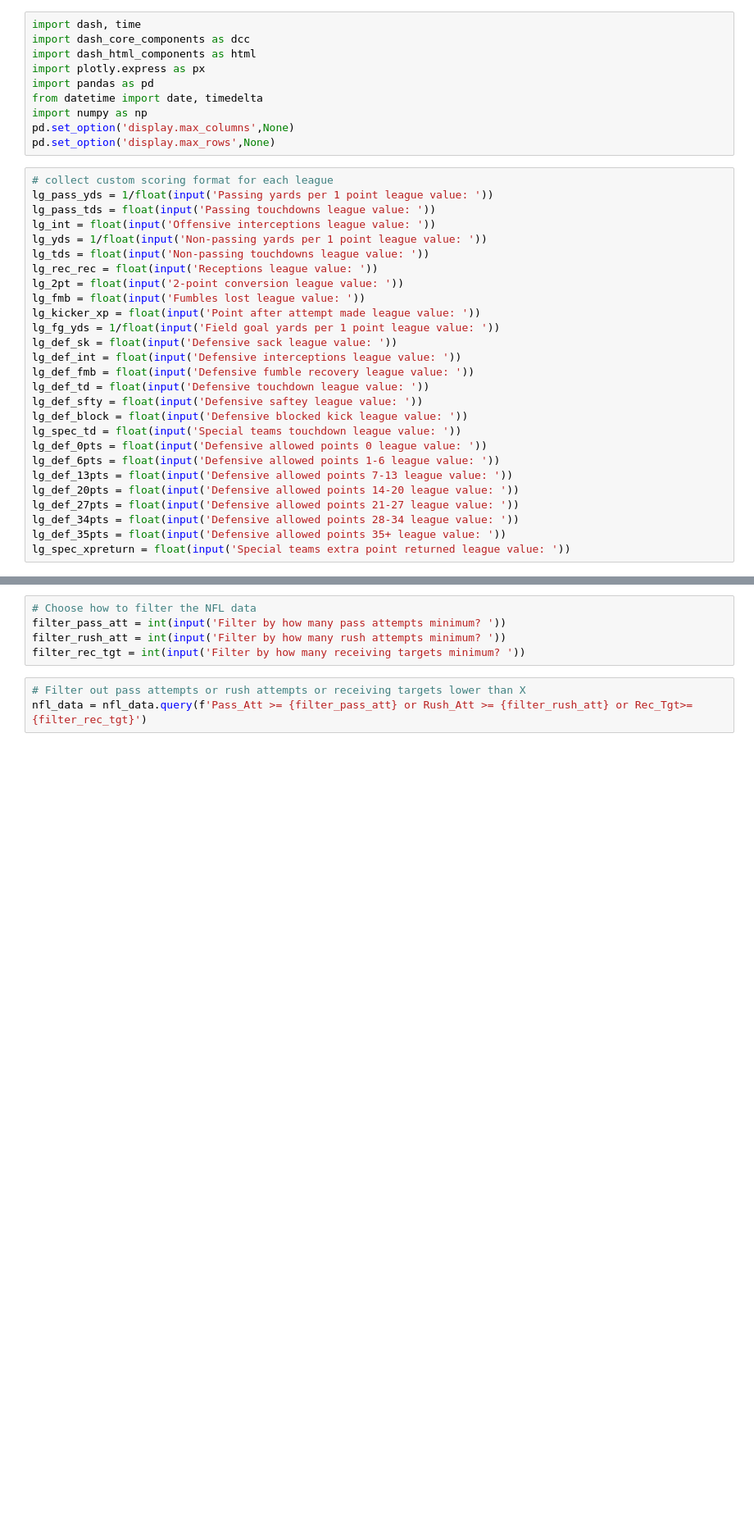
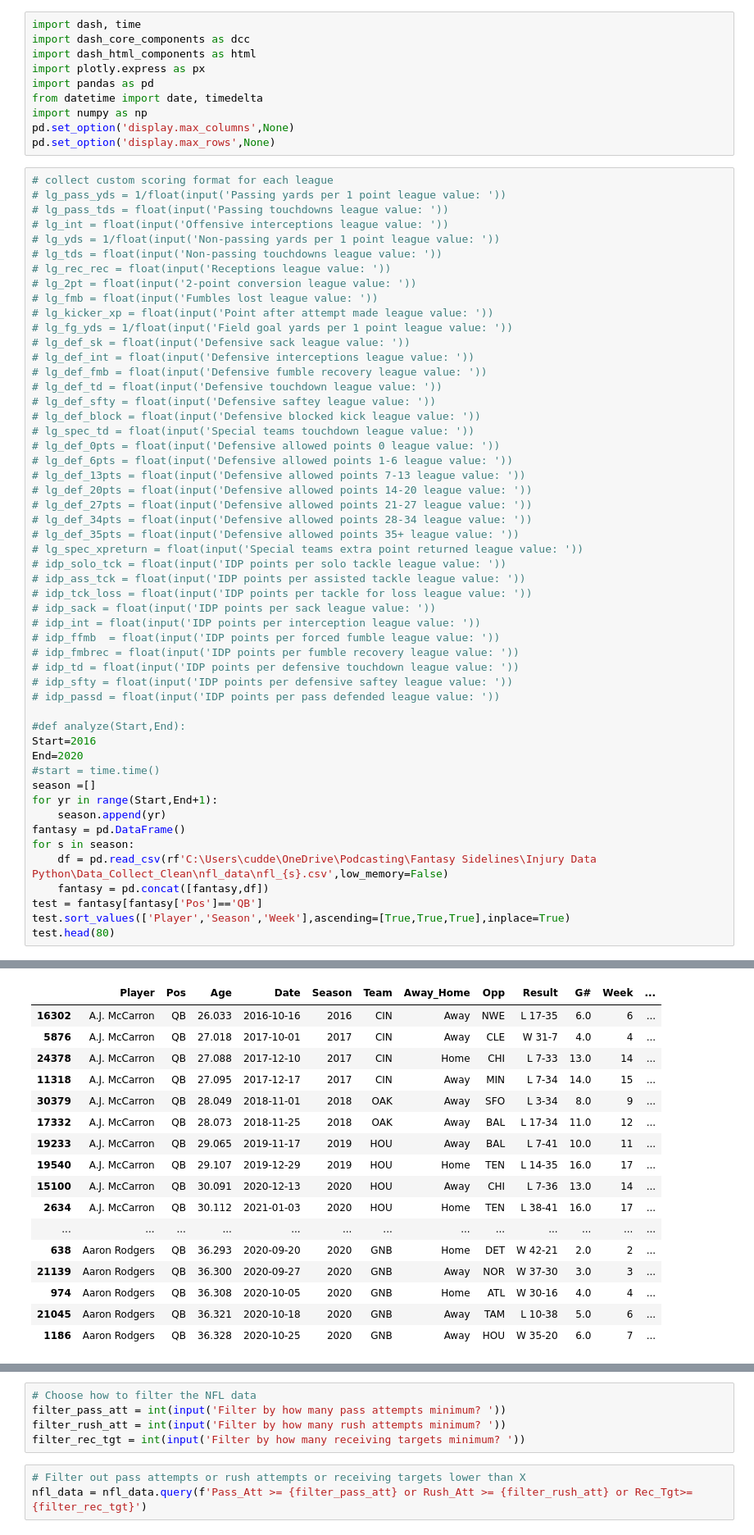
Before and after one commit to cuddebtj/NFLInjuryTwitter, a Jupyter notebook: Analysis.ipynb, the cells around one changed output, grey strips where cells are left out. Shown at 82% size. Saved outputs shown, nothing was run; the diff lists cells and outputs as text; blank space fills up the shorter version.

```diff
--- a/Analysis.ipynb
+++ b/Analysis.ipynb
@@ -10,29 +10,54 @@ pd.set_option('display.max_columns',None)
 pd.set_option('display.max_rows',None)
 # %%
 # collect custom scoring format for each league
-lg_pass_yds = 1/float(input('Passing yards per 1 point league value: '))
-lg_pass_tds = float(input('Passing touchdowns league value: '))
-lg_int = float(input('Offensive interceptions league value: '))
-lg_yds = 1/float(input('Non-passing yards per 1 point league value: '))
-lg_tds = float(input('Non-passing touchdowns league value: '))
-lg_rec_rec = float(input('Receptions league value: '))
-lg_2pt = float(input('2-point conversion league value: '))
-lg_fmb = float(input('Fumbles lost league value: '))
-lg_kicker_xp = float(input('Point after attempt made league value: '))
-lg_fg_yds = 1/float(input('Field goal yards per 1 point league value: '))
-lg_def_sk = float(input('Defensive sack league value: '))
-lg_def_int = float(input('Defensive interceptions league value: '))
-lg_def_fmb = float(input('Defensive fumble recovery league value: '))
-lg_def_td = float(input('Defensive touchdown league value: '))
-lg_def_sfty = float(input('Defensive saftey league value: '))
-lg_def_block = float(input('Defensive blocked kick league value: '))
-lg_spec_td = float(input('Special teams touchdown league value: '))
-lg_def_0pts = float(input('Defensive allowed points 0 league value: '))
-lg_def_6pts = float(input('Defensive allowed points 1-6 league value: '))
-lg_def_13pts = float(input('Defensive allowed points 7-13 league value: '))
-lg_def_20pts = float(input('Defensive allowed points 14-20 league value: '))
-lg_def_27pts = float(input('Defensive allowed points 21-27 league value: '))
-lg_def_34pts = float(input('Defensive allowed points 28-34 league value: '))
-lg_def_35pts = float(input('Defensive allowed points 35+ league value: '))
-lg_spec_xpreturn = float(input('Special teams extra point returned league value: '))
+# lg_pass_yds = 1/float(input('Passing yards per 1 point league value: '))
+# lg_pass_tds = float(input('Passing touchdowns league value: '))
+# lg_int = float(input('Offensive interceptions league value: '))
+# lg_yds = 1/float(input('Non-passing yards per 1 point league value: '))
+# lg_tds = float(input('Non-passing touchdowns league value: '))
+# lg_rec_rec = float(input('Receptions league value: '))
+# lg_2pt = float(input('2-point conversion league value: '))
+# lg_fmb = float(input('Fumbles lost league value: '))
+# lg_kicker_xp = float(input('Point after attempt made league value: '))
+# lg_fg_yds = 1/float(input('Field goal yards per 1 point league value: '))
+# lg_def_sk = float(input('Defensive sack league value: '))
+# lg_def_int = float(input('Defensive interceptions league value: '))
+# lg_def_fmb = float(input('Defensive fumble recovery league value: '))
+# lg_def_td = float(input('Defensive touchdown league value: '))
+# lg_def_sfty = float(input('Defensive saftey league value: '))
+# lg_def_block = float(input('Defensive blocked kick league value: '))
+# lg_spec_td = float(input('Special teams touchdown league value: '))
+# lg_def_0pts = float(input('Defensive allowed points 0 league value: '))
+# lg_def_6pts = float(input('Defensive allowed points 1-6 league value: '))
+# lg_def_13pts = float(input('Defensive allowed points 7-13 league value: '))
+# lg_def_20pts = float(input('Defensive allowed points 14-20 league value: '))
+# lg_def_27pts = float(input('Defensive allowed points 21-27 league value: '))
+# lg_def_34pts = float(input('Defensive allowed points 28-34 league value: '))
+# lg_def_35pts = float(input('Defensive allowed points 35+ league value: '))
+# lg_spec_xpreturn = float(input('Special teams extra point returned league value: '))
+# idp_solo_tck = float(input('IDP points per solo tackle league value: '))
+# idp_ass_tck = float(input('IDP points per assisted tackle league value: '))
+# idp_tck_loss = float(input('IDP points per tackle for loss league value: '))
+# idp_sack = float(input('IDP points per sack league value: '))
+# idp_int = float(input('IDP points per interception league value: '))
+# idp_ffmb  = float(input('IDP points per forced fumble league value: '))
+# idp_fmbrec = float(input('IDP points per fumble recovery league value: '))
+# idp_td = float(input('IDP points per defensive touchdown league value: '))
+# idp_sfty = float(input('IDP points per defensive saftey league value: '))
+# idp_passd = float(input('IDP points per pass defended league value: '))
+
+#def analyze(Start,End):
+Start=2016
+End=2020
+#start = time.time()
+season =[]
+for yr in range(Start,End+1):
+    season.append(yr)
+fantasy = pd.DataFrame()
+for s in season:
+    df = pd.read_csv(rf'C:\Users\cudde\OneDrive\Podcasting\Fantasy Sidelines\Injury Data Python\Data_Collect_Clean\nfl_data\nfl_{s}.csv',low_memory=False)
+    fantasy = pd.concat([fantasy,df])
+test = fantasy[fantasy['Pos']=='QB']
+test.sort_values(['Player','Season','Week'],ascending=[True,True,True],inplace=True)
+test.head(80)
 # %% [output]
@@ -56,3 +67,20 @@ Special teams extra point returned league value:  2
+|  | Player | Pos | Age | Date | Season | Team | Away_Home | Opp | Result | G# | Week | ... |
+| 16302 | A.J. McCarron | QB | 26.033 | 2016-10-16 | 2016 | CIN | Away | NWE | L 17-35 | 6.0 | 6 | ... |
+| 5876 | A.J. McCarron | QB | 27.018 | 2017-10-01 | 2017 | CIN | Away | CLE | W 31-7 | 4.0 | 4 | ... |
+| 24378 | A.J. McCarron | QB | 27.088 | 2017-12-10 | 2017 | CIN | Home | CHI | L 7-33 | 13.0 | 14 | ... |
+| 11318 | A.J. McCarron | QB | 27.095 | 2017-12-17 | 2017 | CIN | Away | MIN | L 7-34 | 14.0 | 15 | ... |
+| 30379 | A.J. McCarron | QB | 28.049 | 2018-11-01 | 2018 | OAK | Away | SFO | L 3-34 | 8.0 | 9 | ... |
+| 17332 | A.J. McCarron | QB | 28.073 | 2018-11-25 | 2018 | OAK | Away | BAL | L 17-34 | 11.0 | 12 | ... |
+| 19233 | A.J. McCarron | QB | 29.065 | 2019-11-17 | 2019 | HOU | Away | BAL | L 7-41 | 10.0 | 11 | ... |
+| 19540 | A.J. McCarron | QB | 29.107 | 2019-12-29 | 2019 | HOU | Home | TEN | L 14-35 | 16.0 | 17 | ... |
+| 15100 | A.J. McCarron | QB | 30.091 | 2020-12-13 | 2020 | HOU | Away | CHI | L 7-36 | 13.0 | 14 | ... |
+| 2634 | A.J. McCarron | QB | 30.112 | 2021-01-03 | 2020 | HOU | Home | TEN | L 38-41 | 16.0 | 17 | ... |
+| ... | ... | ... | ... | ... | ... | ... | ... | ... | ... | ... | ... | ... |
+| 638 | Aaron Rodgers | QB | 36.293 | 2020-09-20 | 2020 | GNB | Home | DET | W 42-21 | 2.0 | 2 | ... |
+| 21139 | Aaron Rodgers | QB | 36.300 | 2020-09-27 | 2020 | GNB | Away | NOR | W 37-30 | 3.0 | 3 | ... |
+| 974 | Aaron Rodgers | QB | 36.308 | 2020-10-05 | 2020 | GNB | Home | ATL | W 30-16 | 4.0 | 4 | ... |
+| 21045 | Aaron Rodgers | QB | 36.321 | 2020-10-18 | 2020 | GNB | Away | TAM | L 10-38 | 5.0 | 6 | ... |
+| 1186 | Aaron Rodgers | QB | 36.328 | 2020-10-25 | 2020 | GNB | Away | HOU | W 35-20 | 6.0 | 7 | ... |
 # %%
 # calculate fantasy total from custom score
 nfl_data['Fantasy_Pts_Total'] =
```
Also changed, not shown: parts of 2 cells of this notebook.
